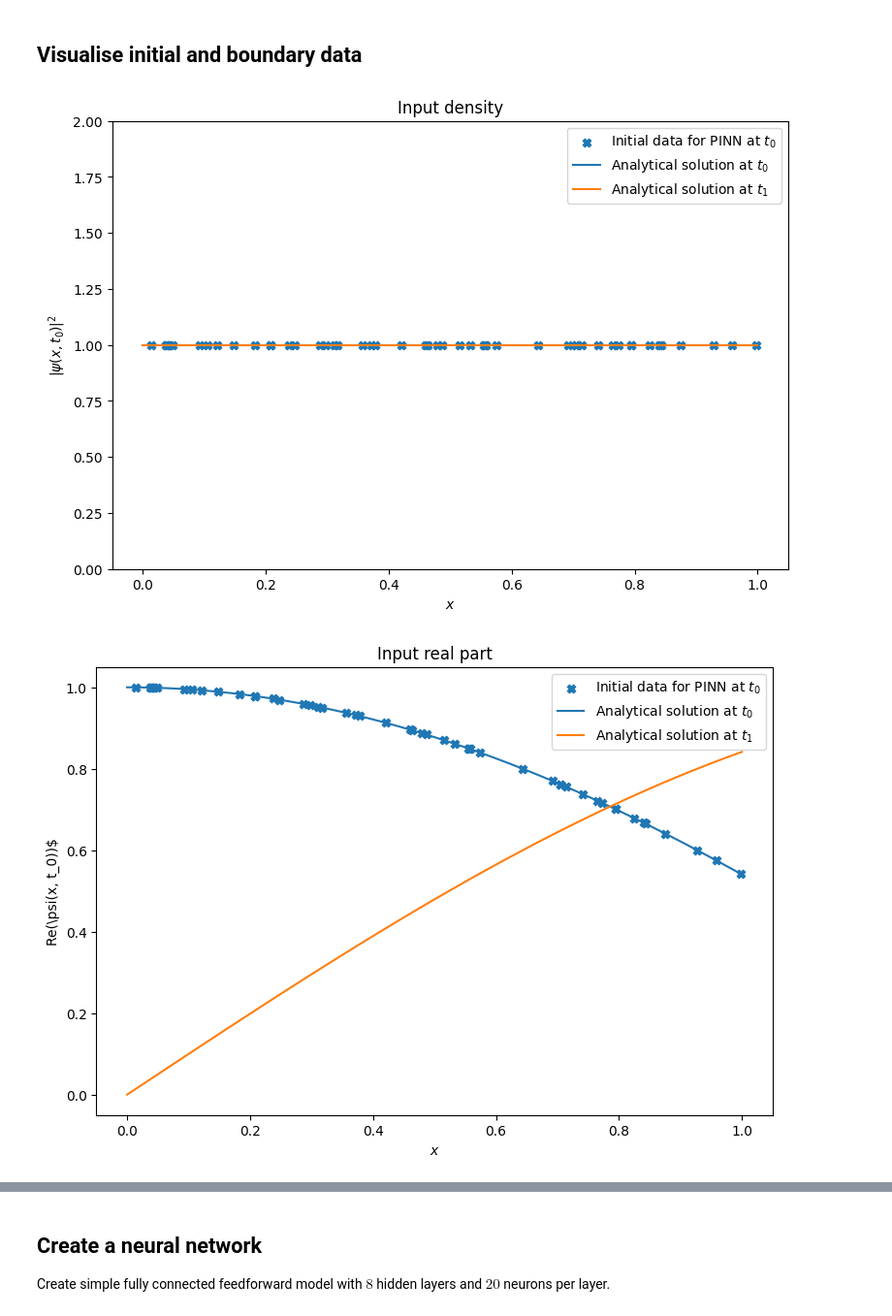
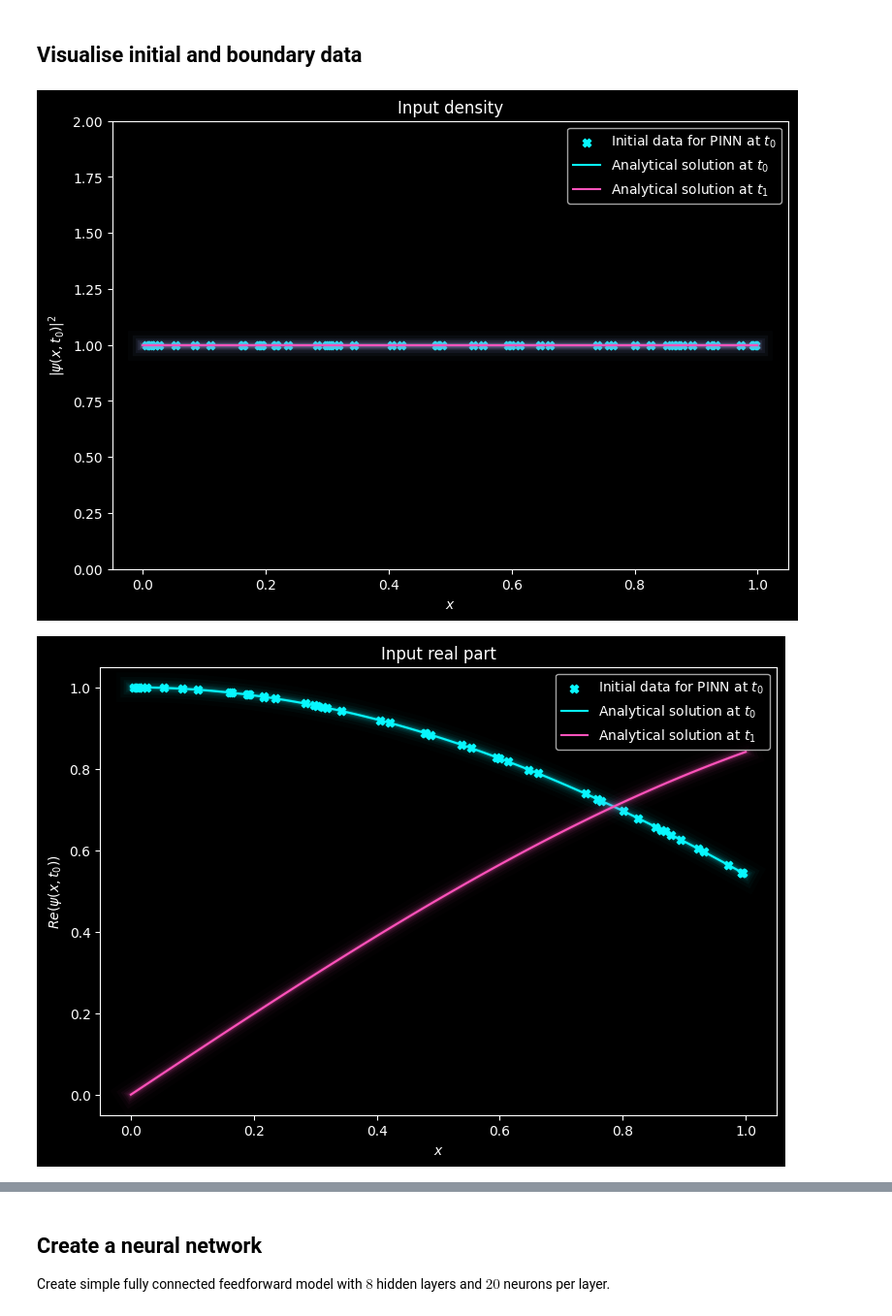
Before and after one commit to KunkelAlexander/pinn-tensorflow, a Jupyter notebook: linear_schroedinger_1d.ipynb, the cells around one changed output, grey strips where cells are left out. Shown at 97% size. Cells and saved outputs as stored; diff of their text form; code cells hidden in the pictures.

```diff
--- a/linear_schroedinger_1d.ipynb
+++ b/linear_schroedinger_1d.ipynb
@@ -169,37 +209,40 @@ psi_r_linear = psi(xr_linear, t_linear)
 # %%
 fig = plt.figure(figsize=(9,6))
 plt.title('Input density')
 plt.scatter(x_initial, get_density(psi_initial),  marker='X', label="Initial data for PINN at $t_0$")
-plt.plot(x_linear, get_density(psi_0_linear), label=r"Analytical solution at $t_0$")
-plt.plot(x_linear, get_density(psi_1_linear), label=r"Analytical solution at $t_1$")
+glow(x_linear, get_density(psi_0_linear), label=r"Analytical solution at $t_0$")
+glow(x_linear, get_density(psi_1_linear), label=r"Analytical solution at $t_1$")
 plt.ylim(0, 2)
-plt.xlabel('$x$')
-plt.ylabel('$|\psi(x, t_0)|^2$')#
+plt.xlabel(r'$x$')
+plt.ylabel(r'$|\psi(x, t_0)|^2$')#
 plt.legend()
+save('1_initial_density')
 plt.show()
 plt.close()
 
 fig = plt.figure(figsize=(9,6))
 plt.title('Input real part')
 plt.scatter(x_initial, get_real(psi_initial),  marker='X', label="Initial data for PINN at $t_0$")
-plt.plot(x_linear, get_real(psi_0_linear), label=r"Analytical solution at $t_0$")
-plt.plot(x_linear, get_real(psi_1_linear), label=r"Analytical solution at $t_1$")
-plt.xlabel('$x$')
-plt.ylabel('Re(\psi(x, t_0))$')#
+glow(x_linear, get_real(psi_0_linear), label=r"Analytical solution at $t_0$")
+glow(x_linear, get_real(psi_1_linear), label=r"Analytical solution at $t_1$")
+plt.xlabel(r'$x$')
+plt.ylabel(r'$Re(\psi(x, t_0))$')#
 plt.legend()
+save('2_initial_real')
 plt.show()
 plt.close()
 
 fig = plt.figure(figsize=(9,6))
 plt.title('Input imag part')
 plt.scatter(x_initial, get_imag(psi_initial),  marker='X', label="Initial data for PINN at $t_0$")
-plt.plot(x_linear, get_imag(psi_0_linear), label=r"Analytical solution at $t_0$")
-plt.plot(x_linear, get_imag(psi_1_linear), label=r"Analytical solution at $t_1$")
-plt.xlabel('$x$')
-plt.ylabel('$Im(\psi(x, t_0))$')#
+glow(x_linear, get_imag(psi_0_linear), label=r"Analytical solution at $t_0$")
+glow(x_linear, get_imag(psi_1_linear), label=r"Analytical solution at $t_1$")
+plt.xlabel(r'$x$')
+plt.ylabel(r'$Im(\psi(x, t_0))$')#
 plt.legend()
+save('3_initial_imag')
 plt.show()
 plt.close()
 # %% [output]
-[figure, old version]
+[figure, new version]
-[figure, old version]
+[figure, new version]
```
Also changed, not shown: parts of 25 cells of this notebook, 12 other files.
